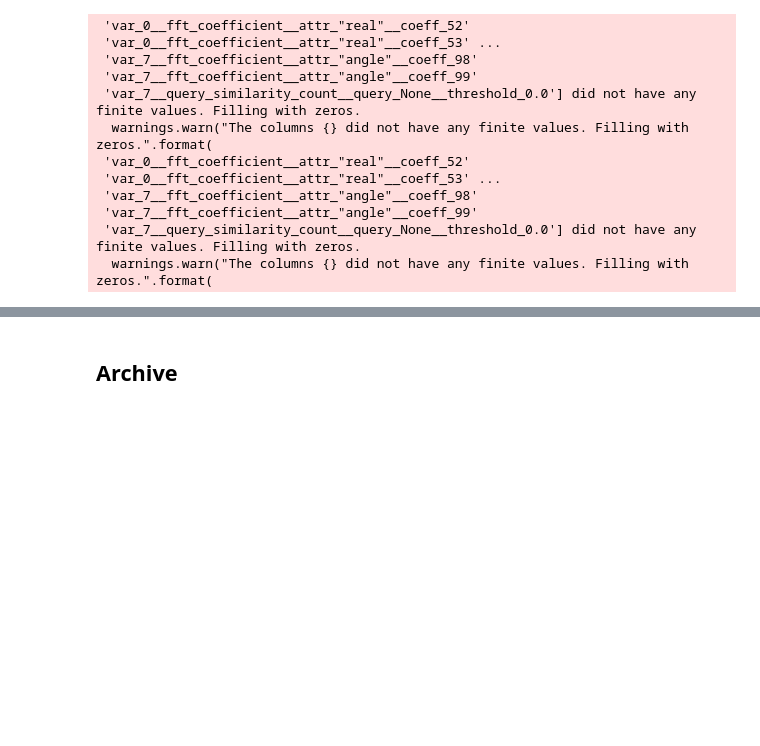
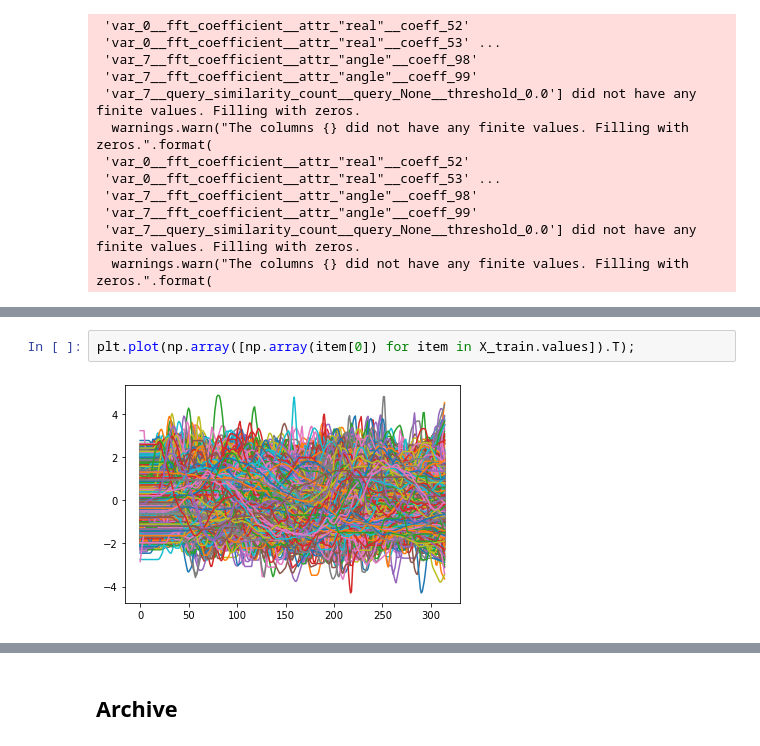
Before and after one commit to williamgilpin/dysts, a Jupyter notebook: benchmarks/transfer_learning.ipynb, the cells around one changed output, grey strips where cells are left out. Drawn from its saved outputs; the diff is of its cells as text; blank space fills up the shorter version.

```diff
--- a/benchmarks/transfer_learning.ipynb
+++ b/benchmarks/transfer_learning.ipynb
@@ -376,0 +461,4 @@ DodgerLoopWeekend
+# %%
+plt.plot(np.array([np.array(item[0]) for item in X_train.values]).T);
+# %% [output]
+[figure, added]
```
Also changed, not shown: parts of 8 cells of this notebook, 2 other files.
